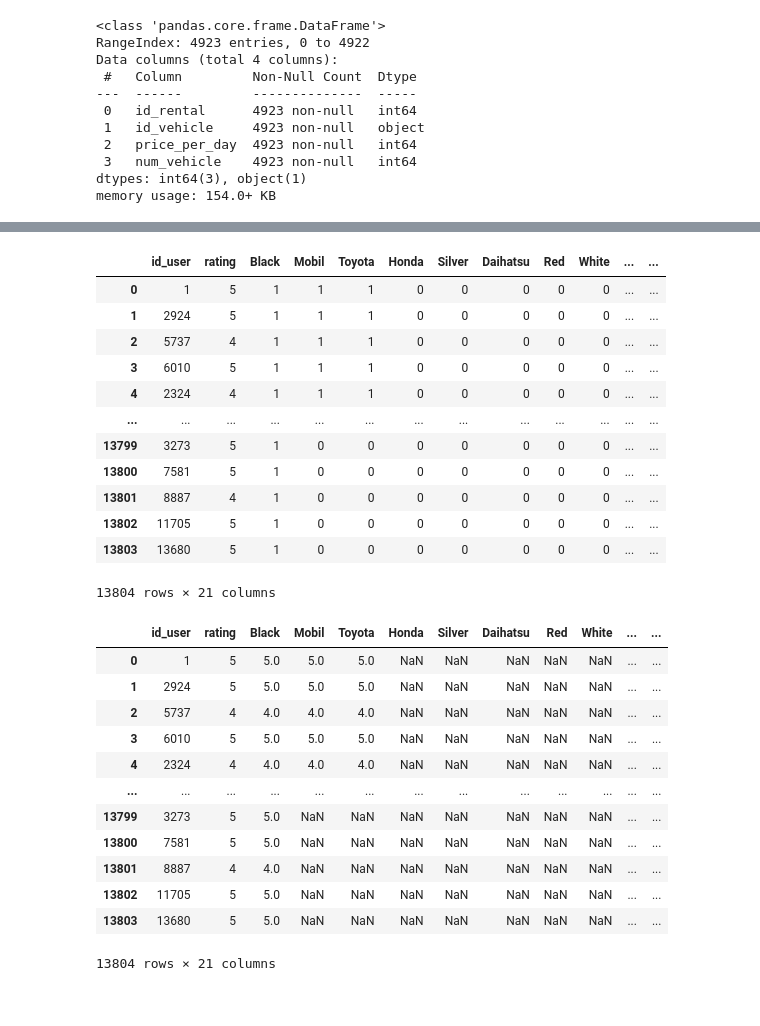
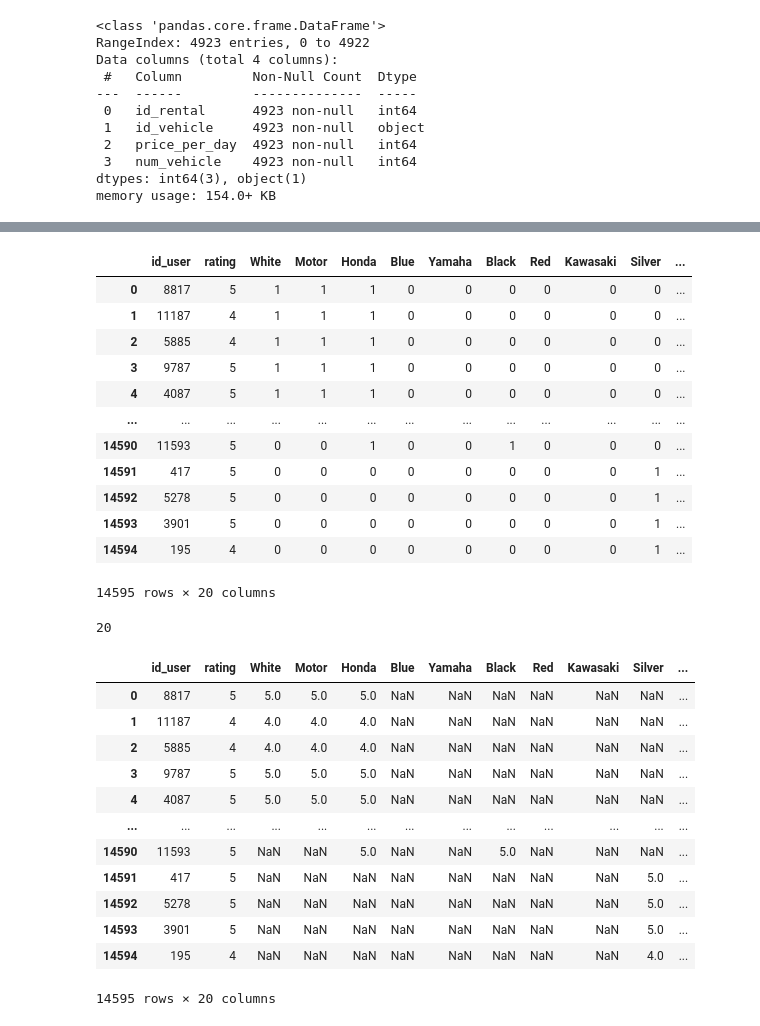
Before and after one commit to Capstone-Rental-Marketplace/SewaIn, a Jupyter notebook: Model/model_build.ipynb, the cells around one changed output, grey strips where cells are left out. Saved outputs shown, nothing was run; the diff lists cells and outputs as text; code cells hidden in the pictures.

```diff
--- a/Model/model_build.ipynb
+++ b/Model/model_build.ipynb
@@ -131,0 +117,3 @@ vehicle_dataset
+# %%
+shop_dataset['no_hp'] = shop_dataset['no_hp'].astype(int)
+shop_dataset.info()
@@ -185,7 +175,5 @@ memory usage: 154.0+ KB
 # %%
-
-# Join data
-data = user_dataset.merge(rental_dataset, on='id_user')
-data = data.merge(shop_dataset, on='id_rental')
+data = rental_dataset.merge(user_dataset, on='id_user')
+data = data.merge(vehicle_dataset, on='id_vehicle')
 data = data.merge(ownership_dataset, on=['id_rental', 'id_vehicle'])
-data = data.merge(vehicle_dataset, on='id_vehicle')
+data_full = data.merge(shop_dataset, on='id_rental')
@@ -192,5 +199,5 @@ data = data.merge(vehicle_dataset, on='id_vehicle')
 # %%
-# Convert all columns to string
+data = data_full.copy()
 data['price_per_day'] = data['price_per_day'].astype(str)
 data['num_vehicle'] = data['num_vehicle'].astype(str)
 data['engine_type'] = data['engine_type'].astype(str)
@@ -205,10 +212,8 @@ data['brand'] = data['brand'].astype(str)
 data['model'] = data['model'].astype(str)
 data['rental_name'] = data['rental_name'].astype(str)
 
-# Combine the features into a single string column
-#data['data_features'] = data['price_per_day'] + " " + data['engine_type'] + " " + data['power'] + " " + data['torque'] + " " + data['colors'] + " " + data['fuel_capacity'] + " " + data['transmission'] + " " + data['vehicle_type'] + " " + data['number_of_seats'] + " " + data['brand'] + " " + data['model'] + " " + data["rental_name"]
 data['data_features'] = data['colors'] + " " + data['vehicle_type'] + " " + data['brand']
 data = data[['id_user', 'id_rental', 'id_vehicle', 'rating', "data_features"]]
-data.head()
+data
 # %% [output]
 |  | id_user | id_rental | id_vehicle | rating | data_features |
@@ -263,39 +281,43 @@ df_user = df_ratings_encode.copy()
 df_user.drop(columns=['id_rental','id_vehicle'],inplace=True)
 df_user
 # %% [output]
-|  | id_user | rating | Black | Mobil | Toyota | Honda | Silver | Daihatsu | Red | White | ... | ... |
-| 0 | 1 | 5 | 1 | 1 | 1 | 0 | 0 | 0 | 0 | 0 | ... | ... |
-| 1 | 2924 | 5 | 1 | 1 | 1 | 0 | 0 | 0 | 0 | 0 | ... | ... |
-| 2 | 5737 | 4 | 1 | 1 | 1 | 0 | 0 | 0 | 0 | 0 | ... | ... |
-| 3 | 6010 | 5 | 1 | 1 | 1 | 0 | 0 | 0 | 0 | 0 | ... | ... |
-| 4 | 2324 | 4 | 1 | 1 | 1 | 0 | 0 | 0 | 0 | 0 | ... | ... |
+|  | id_user | rating | White | Motor | Honda | Blue | Yamaha | Black | Red | Kawasaki | Silver | ... |
+| 0 | 8817 | 5 | 1 | 1 | 1 | 0 | 0 | 0 | 0 | 0 | 0 | ... |
+| 1 | 11187 | 4 | 1 | 1 | 1 | 0 | 0 | 0 | 0 | 0 | 0 | ... |
+| 2 | 5885 | 4 | 1 | 1 | 1 | 0 | 0 | 0 | 0 | 0 | 0 | ... |
+| 3 | 9787 | 5 | 1 | 1 | 1 | 0 | 0 | 0 | 0 | 0 | 0 | ... |
+| 4 | 4087 | 5 | 1 | 1 | 1 | 0 | 0 | 0 | 0 | 0 | 0 | ... |
 | ... | ... | ... | ... | ... | ... | ... | ... | ... | ... | ... | ... | ... |
-| 13799 | 3273 | 5 | 1 | 0 | 0 | 0 | 0 | 0 | 0 | 0 | ... | ... |
-| 13800 | 7581 | 5 | 1 | 0 | 0 | 0 | 0 | 0 | 0 | 0 | ... | ... |
-| 13801 | 8887 | 4 | 1 | 0 | 0 | 0 | 0 | 0 | 0 | 0 | ... | ... |
-| 13802 | 11705 | 5 | 1 | 0 | 0 | 0 | 0 | 0 | 0 | 0 | ... | ... |
-| 13803 | 13680 | 5 | 1 | 0 | 0 | 0 | 0 | 0 | 0 | 0 | ... | ... |
+| 14590 | 11593 | 5 | 0 | 0 | 1 | 0 | 0 | 1 | 0 | 0 | 0 | ... |
+| 14591 | 417 | 5 | 0 | 0 | 0 | 0 | 0 | 0 | 0 | 0 | 1 | ... |
+| 14592 | 5278 | 5 | 0 | 0 | 0 | 0 | 0 | 0 | 0 | 0 | 1 | ... |
+| 14593 | 3901 | 5 | 0 | 0 | 0 | 0 | 0 | 0 | 0 | 0 | 1 | ... |
+| 14594 | 195 | 4 | 0 | 0 | 0 | 0 | 0 | 0 | 0 | 0 | 1 | ... |
-13804 rows × 21 columns
+14595 rows × 20 columns
+# %%
+len(df_user.columns)
+# %% [output]
+20
 # %%
-for i in range(2, 21):
+for i in range(2, len(df_user.columns)):
     feature_column = df_user.columns[i]
     df_user[feature_column] = df_user.apply(lambda row: row['rating'] if row[feature_column] == 1 else np.nan,axis=1)
 
 df_user
 # %% [output]
-|  | id_user | rating | Black | Mobil | Toyota | Honda | Silver | Daihatsu | Red | White | ... | ... |
-| 0 | 1 | 5 | 5.0 | 5.0 | 5.0 | NaN | NaN | NaN | NaN | NaN | ... | ... |
-| 1 | 2924 | 5 | 5.0 | 5.0 | 5.0 | NaN | NaN | NaN | NaN | NaN | ... | ... |
-| 2 | 5737 | 4 | 4.0 | 4.0 | 4.0 | NaN | NaN | NaN | NaN | NaN | ... | ... |
-| 3 | 6010 | 5 | 5.0 | 5.0 | 5.0 | NaN | NaN | NaN | NaN | NaN | ... | ... |
-| 4 | 2324 | 4 | 4.0 | 4.0 | 4.0 | NaN | NaN | NaN | NaN | NaN | ... | ... |
+|  | id_user | rating | White | Motor | Honda | Blue | Yamaha | Black | Red | Kawasaki | Silver | ... |
+| 0 | 8817 | 5 | 5.0 | 5.0 | 5.0 | NaN | NaN | NaN | NaN | NaN | NaN | ... |
+| 1 | 11187 | 4 | 4.0 | 4.0 | 4.0 | NaN | NaN | NaN | NaN | NaN | NaN | ... |
+| 2 | 5885 | 4 | 4.0 | 4.0 | 4.0 | NaN | NaN | NaN | NaN | NaN | NaN | ... |
+| 3 | 9787 | 5 | 5.0 | 5.0 | 5.0 | NaN | NaN | NaN | NaN | NaN | NaN | ... |
+| 4 | 4087 | 5 | 5.0 | 5.0 | 5.0 | NaN | NaN | NaN | NaN | NaN | NaN | ... |
 | ... | ... | ... | ... | ... | ... | ... | ... | ... | ... | ... | ... | ... |
-| 13799 | 3273 | 5 | 5.0 | NaN | NaN | NaN | NaN | NaN | NaN | NaN | ... | ... |
-| 13800 | 7581 | 5 | 5.0 | NaN | NaN | NaN | NaN | NaN | NaN | NaN | ... | ... |
-| 13801 | 8887 | 4 | 4.0 | NaN | NaN | NaN | NaN | NaN | NaN | NaN | ... | ... |
-| 13802 | 11705 | 5 | 5.0 | NaN | NaN | NaN | NaN | NaN | NaN | NaN | ... | ... |
-| 13803 | 13680 | 5 | 5.0 | NaN | NaN | NaN | NaN | NaN | NaN | NaN | ... | ... |
+| 14590 | 11593 | 5 | NaN | NaN | 5.0 | NaN | NaN | 5.0 | NaN | NaN | NaN | ... |
+| 14591 | 417 | 5 | NaN | NaN | NaN | NaN | NaN | NaN | NaN | NaN | 5.0 | ... |
+| 14592 | 5278 | 5 | NaN | NaN | NaN | NaN | NaN | NaN | NaN | NaN | 5.0 | ... |
+| 14593 | 3901 | 5 | NaN | NaN | NaN | NaN | NaN | NaN | NaN | NaN | 5.0 | ... |
+| 14594 | 195 | 4 | NaN | NaN | NaN | NaN | NaN | NaN | NaN | NaN | 4.0 | ... |
-13804 rows × 21 columns
+14595 rows × 20 columns
 # %%
 num_user_columns = df_user.columns[2:]
 num_item_columns = df_user.columns[2:]
```
Also changed, not shown: parts of 55 cells of this notebook.
